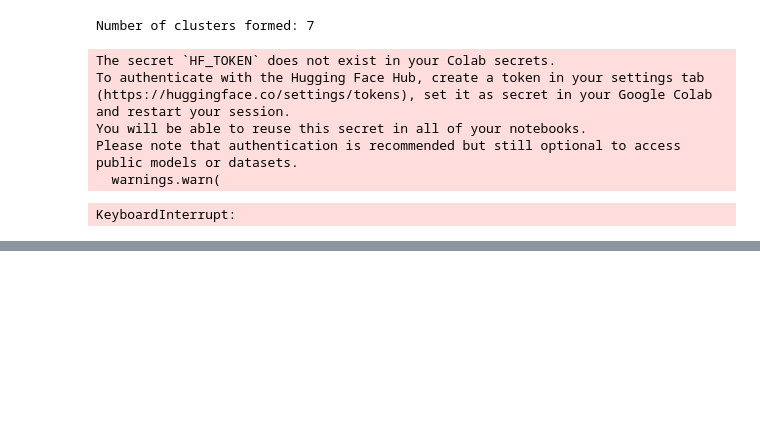
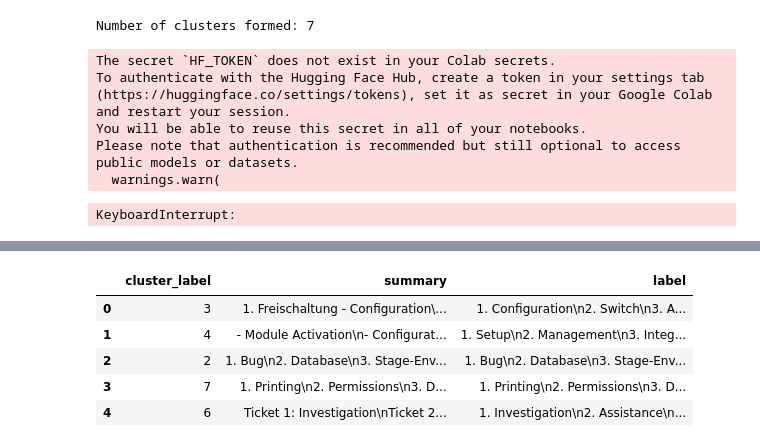
Before and after one commit to andipasti/smupo, a Jupyter notebook: Leeds_MT_Classic_LLM_openai_working_IV.ipynb, the cells around one changed output, grey strips where cells are left out. Drawn from its saved outputs; the diff is of its cells as text; code cells hidden in the pictures; blank space fills up the shorter version.

Commit message:
with unique labels

```diff
--- a/Leeds_MT_Classic_LLM_openai_working_IV.ipynb
+++ b/Leeds_MT_Classic_LLM_openai_working_IV.ipynb
@@ -494,31 +501,53 @@ df_summaries.head()
 # %%
-# Now create the labels out of the summarized clusters
+import pandas as pd
+import openai
+
+# Assuming df_summaries is your DataFrame containing the summaries
 cluster_labels = {}
 
 def generate_label_for_summary(summary):
     conversation = [
         {"role": "system", "content": "You are a highly capable technical consultant."},
         {"role": "user", "content": f"Create 3 one-word-labels, that describes the following summary: {summary}"}
     ]
 
     try:
         # Call to OpenAI's GPT-3.5 Turbo API using the ChatCompletion endpoint
         response = openai.ChatCompletion.create(
             model="gpt-3.5-turbo",
             messages=conversation,
             max_tokens=40,  # Adjust based on desired label length
             temperature=0.3  # A lower temperature for more deterministic output
         )
         label = response['choices'][0]['message']['content'].strip()
         return label
     except Exception as e:
         print(f"Error generating label: {e}")
         return "Label generation error"
 
-# Iterate over the DataFrame and generate labels for each summary
-for index, row in df_summaries.iterrows():
-    summary = row['summary']
-    label = generate_label_for_summary(summary)
-    df_summaries.at[index, 'label'] = label
+def ensure_unique_labels(df):
+    unique_labels = {}
+    for index, row in df.iterrows():
+        summary = row['summary']
+        if summary not in unique_labels:
+            label = generate_label_for_summary(summary)
+            # Ensure label uniqueness
+            while label in unique_labels.values():
+                label = generate_label_for_summary(summary)  # Regenerate label if not unique
+            unique_labels[summary] = label
+            df.at[index, 'label'] = label
+        else:
+            df.at[index, 'label'] = unique_labels[summary]  # Use already assigned label if summary repeated
 
+    return df
+
+# Apply unique label generation
+df_summaries = ensure_unique_labels(df_summaries)
 df_summaries.head()
+# %% [output]
+|  | cluster_label | summary | label |
+| 0 | 3 | 1. Freischaltung - Configuration\... | 1. Configuration\n2. Switch\n3. A... |
+| 1 | 4 | - Module Activation\n- Configurat... | 1. Setup\n2. Management\n3. Integ... |
+| 2 | 2 | 1. Bug\n2. Database\n3. Stage-Env... | 1. Bug\n2. Database\n3. Stage-Env... |
+| 3 | 7 | 1. Printing\n2. Permissions\n3. D... | 1. Printing\n2. Permissions\n3. D... |
+| 4 | 6 | Ticket 1: Investigation\nTicket 2... | 1. Investigation\n2. Assistance\n... |
```
Also changed, not shown: parts of 2 cells of this notebook.
